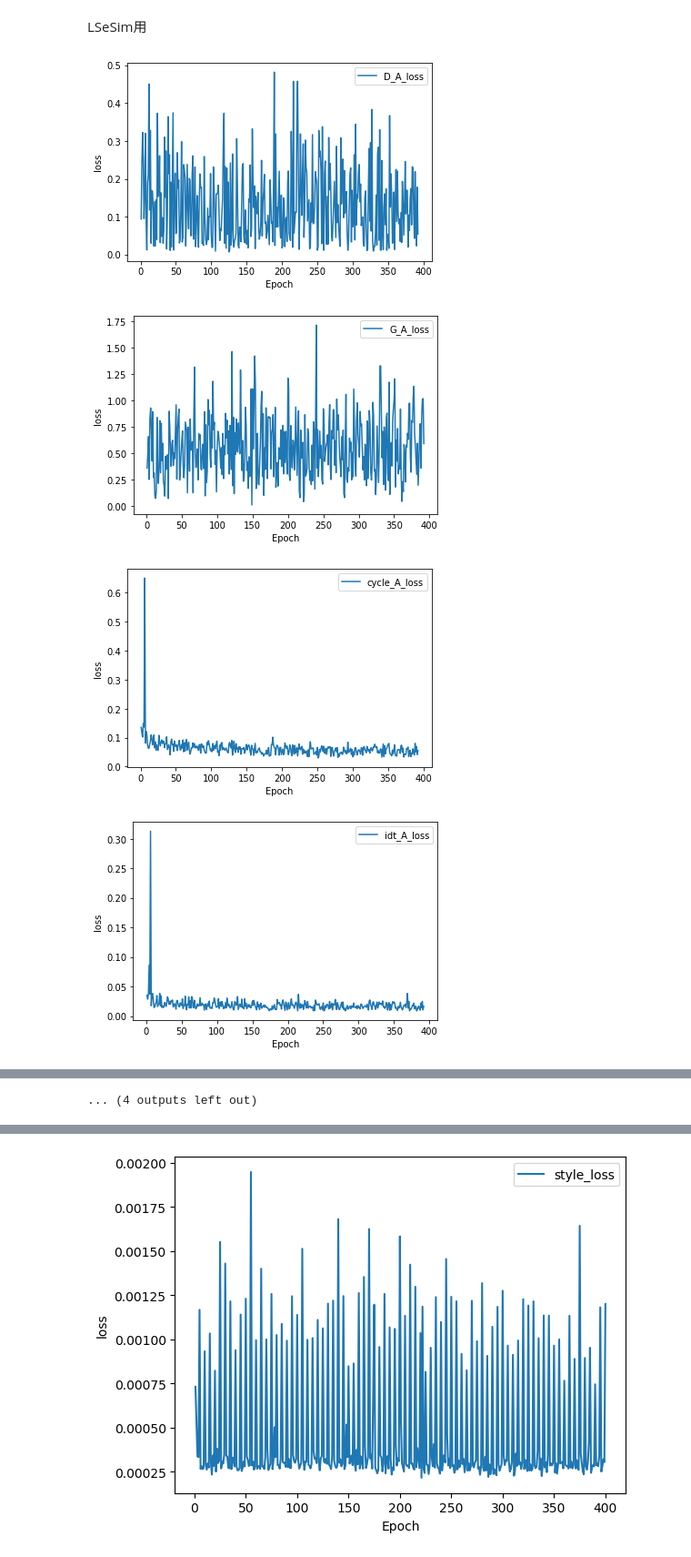
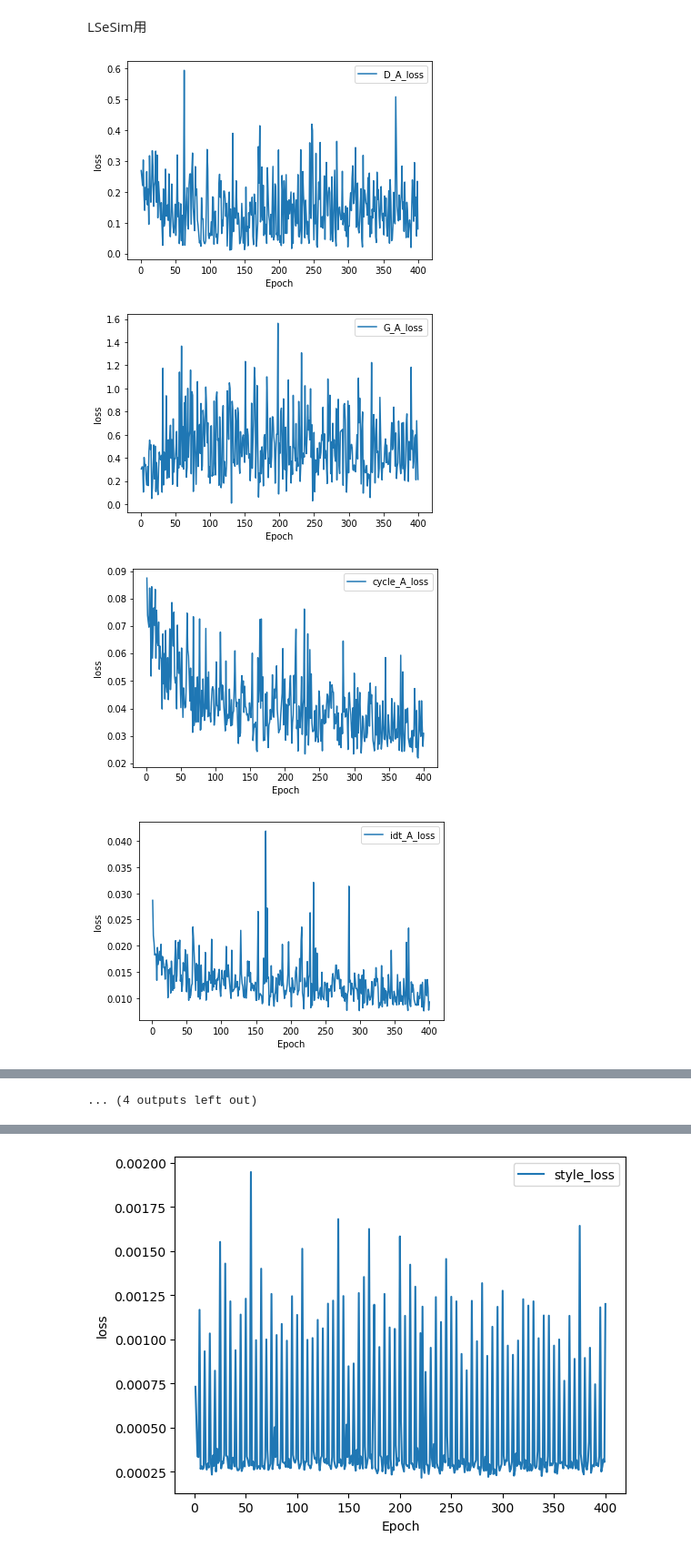
Before and after one commit to Kawa73jobKotarou/Cyclegan, a Jupyter notebook: loss_graph.ipynb, the cells around one changed output, grey strips where cells are left out. Shown at 91% size. Cells and saved outputs as stored; diff of their text form; code cells hidden in the pictures.

Commit message:
graph no syuturyoku valiation no tuika

```diff
--- a/loss_graph.ipynb
+++ b/loss_graph.ipynb
@@ -121,10 +121,10 @@ import pdb
 
 # path = "checkpoints/231114_miyazaki-ronbun_4fold_1_patchsize06/"
 # path = "checkpoints/231110_miyazaki-ronbun_4fold_1_patchsize12/"
-path = "checkpoints/250604_CTpixelloss_LSeSim_0.5patch_241004_allbody_fullset/"
+path = "checkpoints/250604_patch196_CTpixelloss_LSeSim_0.5patch_241004_allbody_fullset/"
 
 # save_path=path+"img/"
-save_path = '/home/kawanami/work/presen_images/250609/loss/cyclegan/250604_CTpixelloss_LSeSim_0.5patch_241004_allbody_fullset/'
+save_path = '/home/kawanami/work/presen_images/250617/loss/cyclegan/250604_patch196_CTpixelloss_LSeSim_0.5patch_241004_allbody_fullset/'
 if not os.path.exists(save_path):
     os.makedirs(save_path)
 # テキストファイルからデータを読み込む
@@ -185,34 +185,34 @@ plt.show()
 # ディスクリミネータに関わるlossの出力
 D_loss=(data[1]+data[5])/2
 plt.plot(data[0], data[1], label=loss_name[1]+'_loss')
 plt.plot(data[0], data[5], label=loss_name[5]+'_loss')
 plt.plot(data[0], D_loss, label='Discriminator_all_loss')
 
 # グラフの設定
 plt.xlabel('Epoch')
 plt.ylabel('loss')
 plt.legend()
 # グラフを画像ファイルとして保存
 plt.savefig(save_path+'D_loss.png')
 # グラフを表示
 plt.show()
 
 # GANに関わるlossの出力
 D_loss=(data[1]+data[5])/2
 G_loss=(data[2]+data[6])/2
 plt.plot(data[0], D_loss, label='Discriminator_all_loss')
 plt.plot(data[0], G_loss, label='Generator_all_loss')
 
 # グラフの設定
 plt.xlabel('Epoch')
 plt.ylabel('loss')
 plt.legend()
 # グラフを画像ファイルとして保存
 plt.savefig(save_path+'GAN_loss.png')
 # グラフを表示
 plt.show()
 # %% [output]
-[figure, old version]
+[figure, new version]
-[figure, old version]
+[figure, new version]
-[figure, old version]
+[figure, new version]
-[figure, old version]
+[figure, new version]
```
Also changed, not shown: parts of 3 cells of this notebook, 1 other file.
